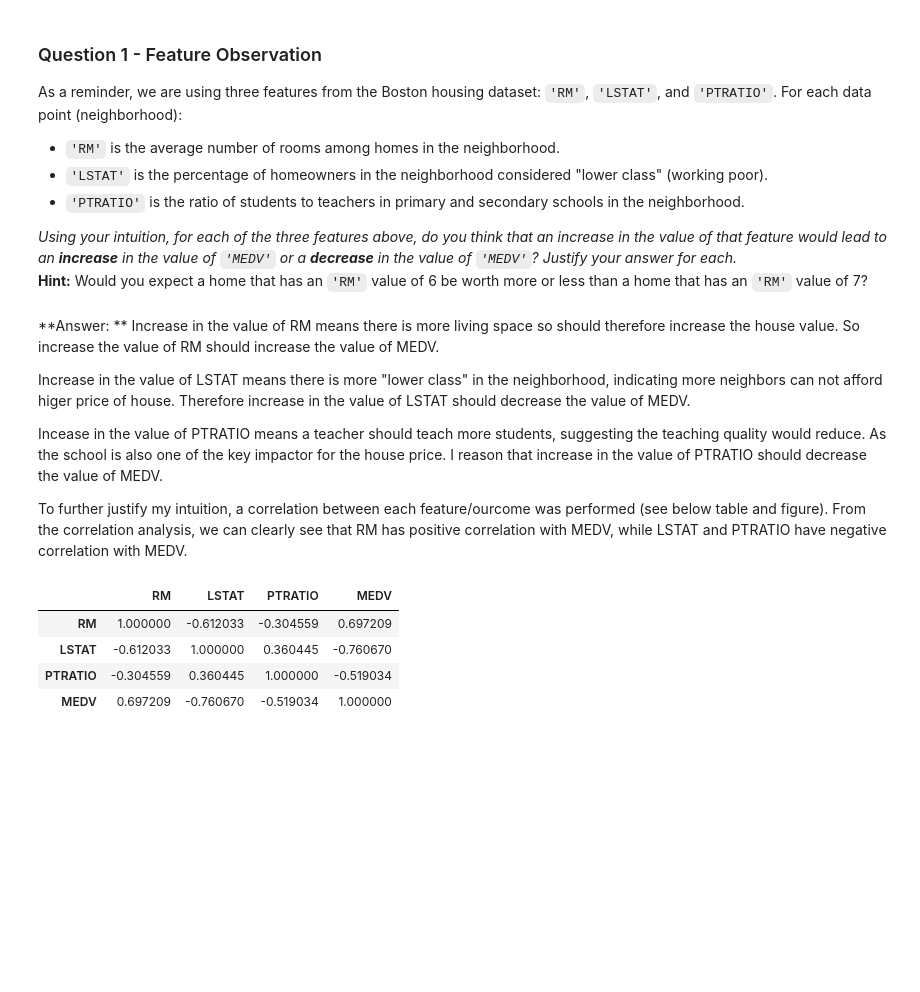
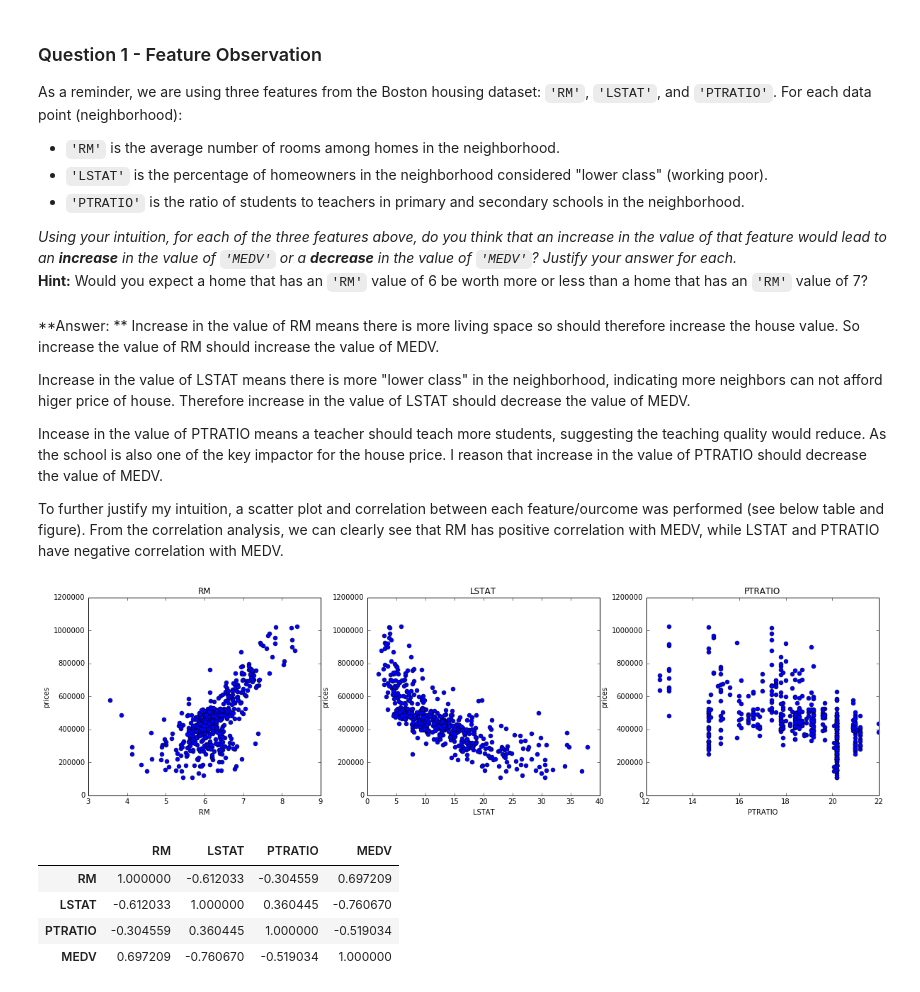
Before and after one commit to jhli973/machine-learning, a Jupyter notebook: projects/boston_housing/boston_housing.ipynb, the cells around one changed output. Saved outputs shown, nothing was run; the diff lists cells and outputs as text; code cells hidden in the pictures; blank space fills up the shorter version.

```diff
--- a/projects/boston_housing/boston_housing.ipynb
+++ b/projects/boston_housing/boston_housing.ipynb
@@ -110,7 +98,24 @@ Increase in the value of LSTAT means there is more "lower class" in the neighbor
 
 Incease in the value of PTRATIO means a teacher should teach more students, suggesting the teaching quality would reduce. As the school is also one of the key impactor for the house price. I reason that increase in the value of PTRATIO should decrease the value of MEDV.
 
-To further justify my intuition, a correlation between each feature/ourcome was performed (see below table and figure). From the correlation analysis, we can clearly see that RM has positive correlation with MEDV, while LSTAT and PTRATIO have negative correlation with MEDV.
+To further justify my intuition, a scatter plot and correlation between each feature/ourcome was performed (see below table and figure). From the correlation analysis, we can clearly see that RM has positive correlation with MEDV, while LSTAT and PTRATIO have negative correlation with MEDV.
+# %%
+# plot each feature vs MEDV housing prices
+
+import matplotlib.pyplot as plt
+%matplotlib inline
+
+plt.figure(figsize=(20, 5))
+
+for i, col in enumerate(features.columns):
+    plt.subplot(1,3,i+1)  #change i to i + 1 to correct ValueError: num must be 1 <= num <= 2, not 3
+
+    plt.plot(features[col], prices, 'o')
+    plt.title(col)
+    plt.xlabel(col)
+    plt.ylabel('prices')
+# %% [output]
+[figure, added]
 # %%
 # check for correlation
 data.corr()
```
Also changed, not shown: parts of 7 cells of this notebook, 1 other file.
